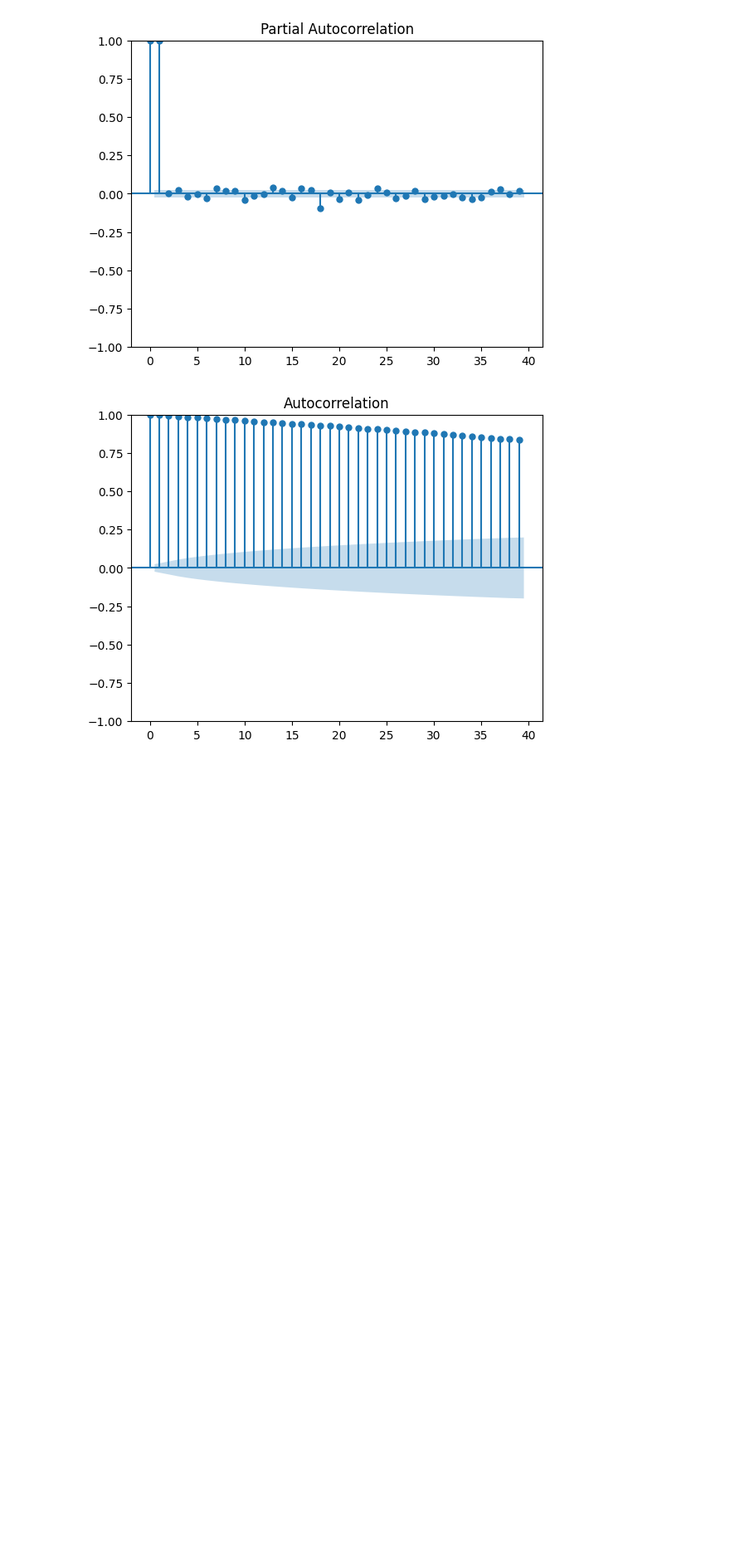
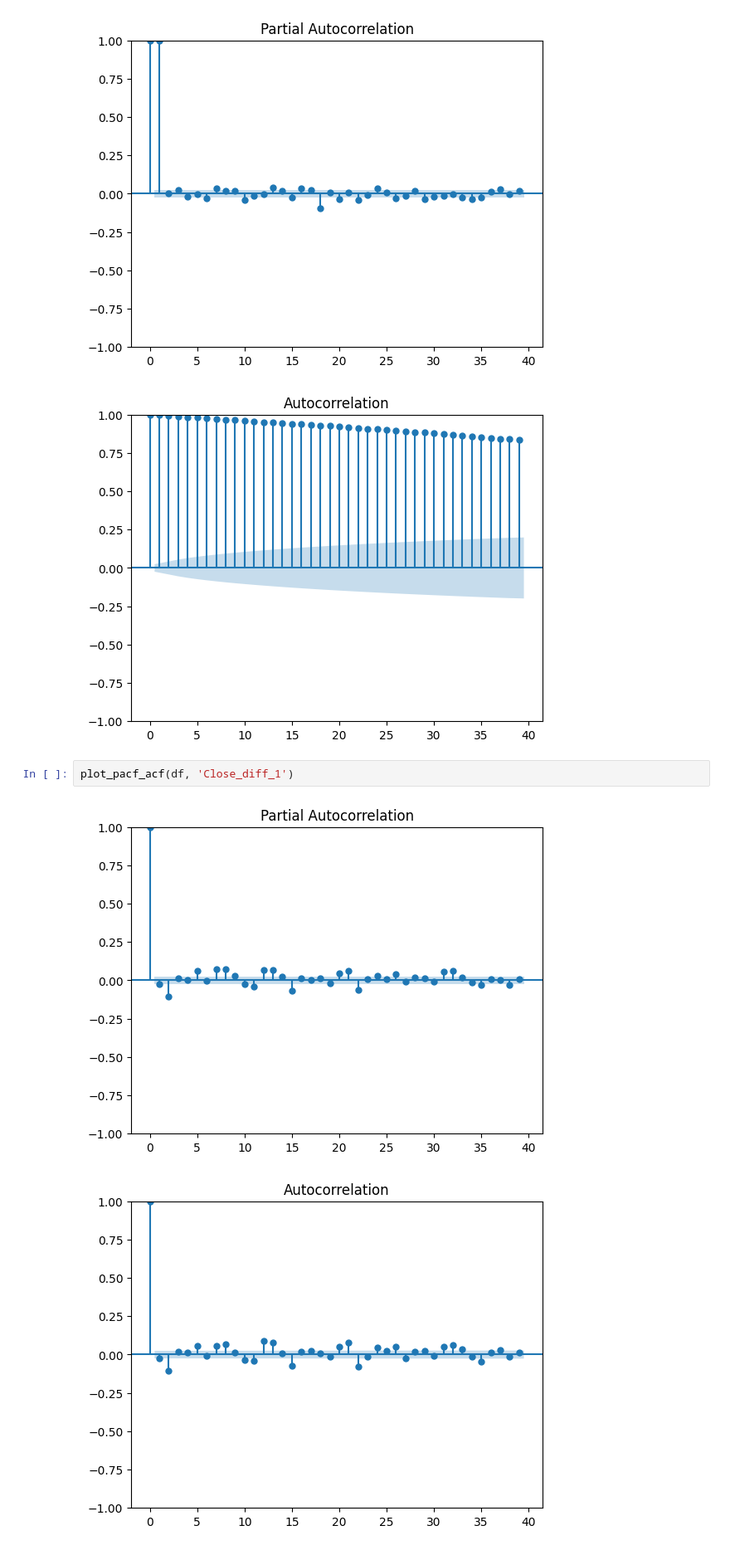
Before and after one commit to bonteanuionut/proiect-econometrie-avansata, a Jupyter notebook: proiect econ avansata/ARiMA_models.ipynb, the cells around one changed output. Shown at 83% size. Cells and saved outputs as stored; diff of their text form; blank space fills up the shorter version.

```diff
--- a/proiect econ avansata/ARiMA_models.ipynb
+++ b/proiect econ avansata/ARiMA_models.ipynb
@@ -81,3 +74,8 @@ plot_pacf_acf(df, 'Close')
 # %% [output]
 [figure]
 [figure]
+# %%
+plot_pacf_acf(df, 'Close_diff_1')
+# %% [output]
+[figure, added]
+[figure, added]
```
Also changed, not shown: parts of 7 cells of this notebook.
